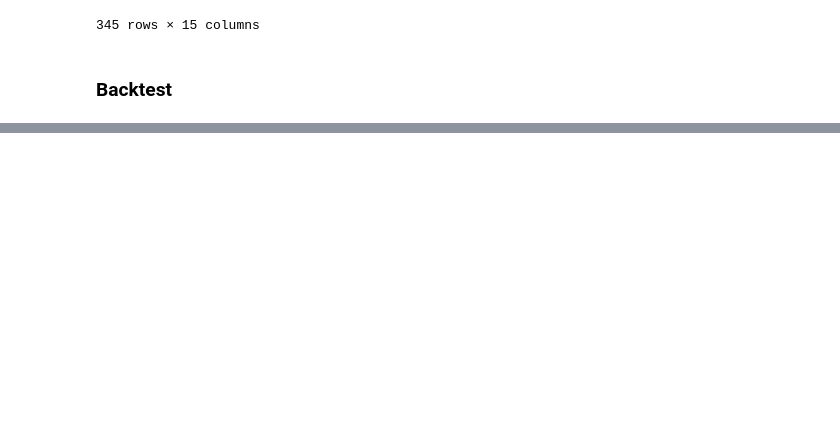
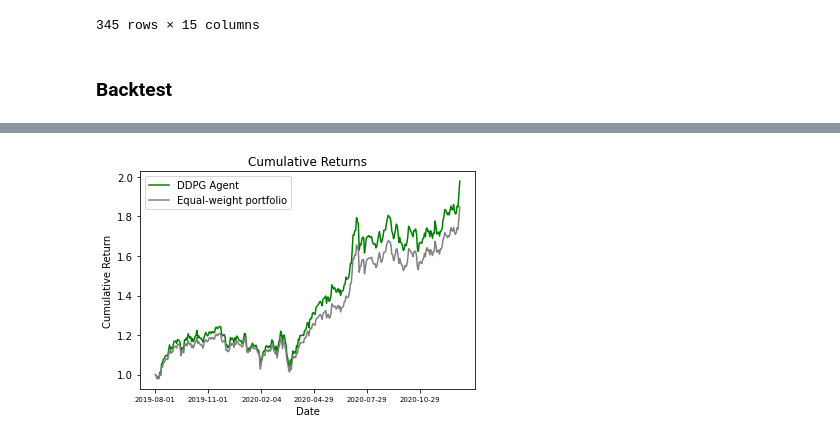
Before and after one commit to AI4Finance-Foundation/FinRL-Meta, a Jupyter notebook: Demo_China_A_share_market.ipynb, the cells around one changed output, grey strips where cells are left out. Cells and saved outputs as stored; diff of their text form; code cells hidden in the pictures; blank space fills up the shorter version.

```diff
--- a/Demo_China_A_share_market.ipynb
+++ b/Demo_China_A_share_market.ipynb
@@ -254,0 +238,5 @@ plotter.plot(df_account_value, baseline_df)
+# %%
+%matplotlib inline
+plotter.plot()
+# %% [output]
+[figure, added]
```
Also changed, not shown: parts of 13 cells of this notebook.
